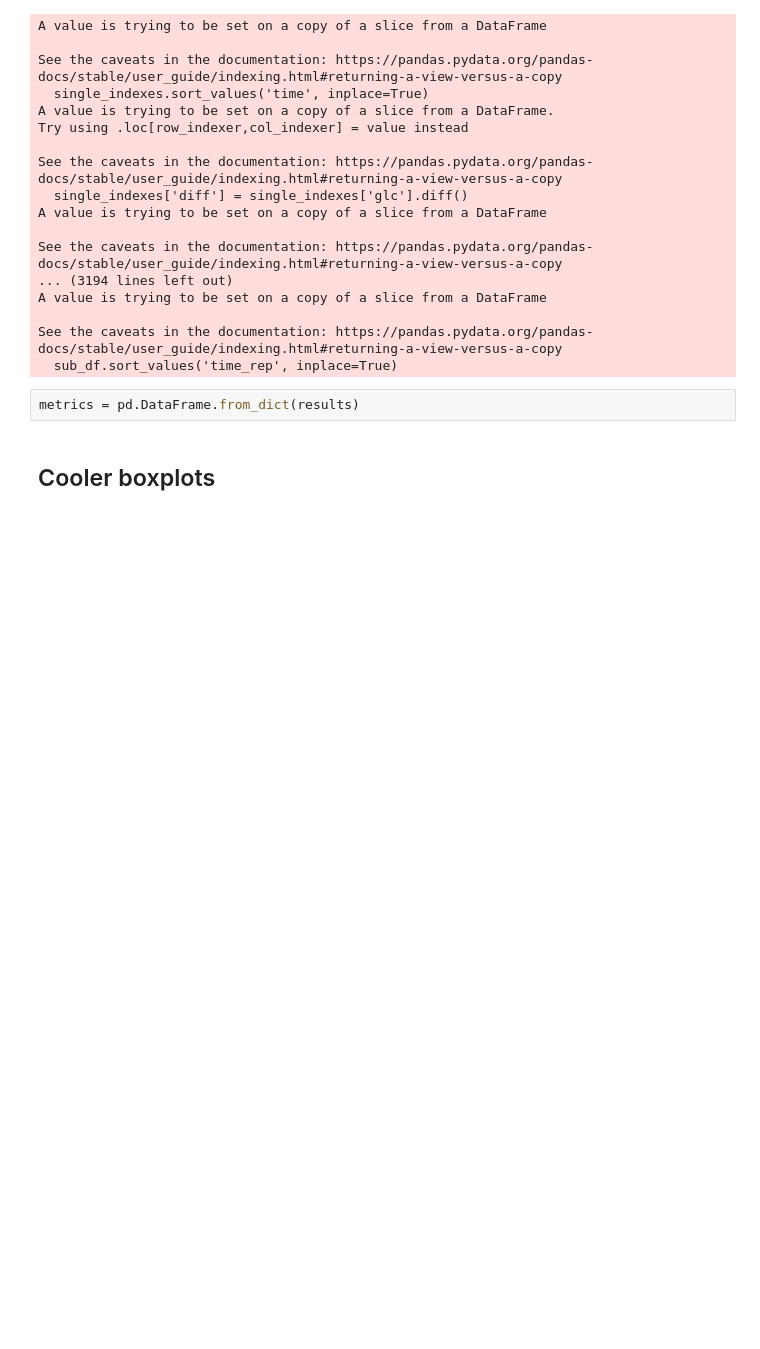
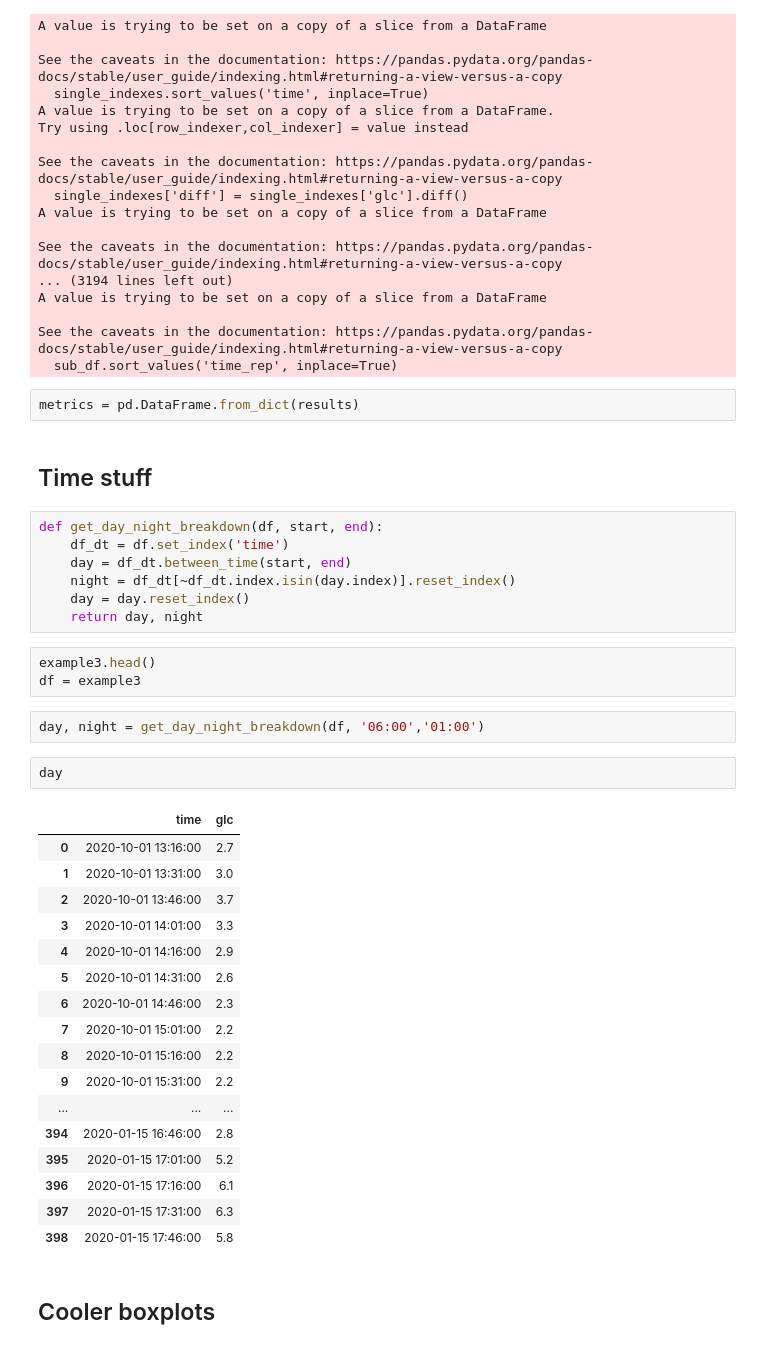
Before and after one commit to cafoala/diametrics-webapp, a Jupyter notebook: code/experiment.ipynb, the cells around one changed output. Cells and saved outputs as stored; diff of their text form; blank space fills up the shorter version.

Commit message:
added day night breakdown options and

```diff
--- a/code/experiment.ipynb
+++ b/code/experiment.ipynb
@@ -70,6 +70,40 @@ See the caveats in the documentation: https://pandas.pydata.org/pandas-docs/stab
   sub_df.sort_values('time_rep', inplace=True)
 # %%
 metrics = pd.DataFrame.from_dict(results)
+# %% [markdown]
+## Time stuff
+# %%
+def get_day_night_breakdown(df, start, end):
+    df_dt = df.set_index('time')
+    day = df_dt.between_time(start, end)
+    night = df_dt[~df_dt.index.isin(day.index)].reset_index()
+    day = day.reset_index()
+    return day, night
+# %%
+example3.head()
+df = example3
+# %%
+day, night = get_day_night_breakdown(df, '06:00','01:00')
+# %%
+day
+# %% [output]
+|  | time | glc |
+| 0 | 2020-10-01 13:16:00 | 2.7 |
+| 1 | 2020-10-01 13:31:00 | 3.0 |
+| 2 | 2020-10-01 13:46:00 | 3.7 |
+| 3 | 2020-10-01 14:01:00 | 3.3 |
+| 4 | 2020-10-01 14:16:00 | 2.9 |
+| 5 | 2020-10-01 14:31:00 | 2.6 |
+| 6 | 2020-10-01 14:46:00 | 2.3 |
+| 7 | 2020-10-01 15:01:00 | 2.2 |
+| 8 | 2020-10-01 15:16:00 | 2.2 |
+| 9 | 2020-10-01 15:31:00 | 2.2 |
+| ... | ... | ... |
+| 394 | 2020-01-15 16:46:00 | 2.8 |
+| 395 | 2020-01-15 17:01:00 | 5.2 |
+| 396 | 2020-01-15 17:16:00 | 6.1 |
+| 397 | 2020-01-15 17:31:00 | 6.3 |
+| 398 | 2020-01-15 17:46:00 | 5.8 |
 # %% [markdown]
 ## Cooler boxplots
 # %%
```
Also changed, not shown: 3 other files.
